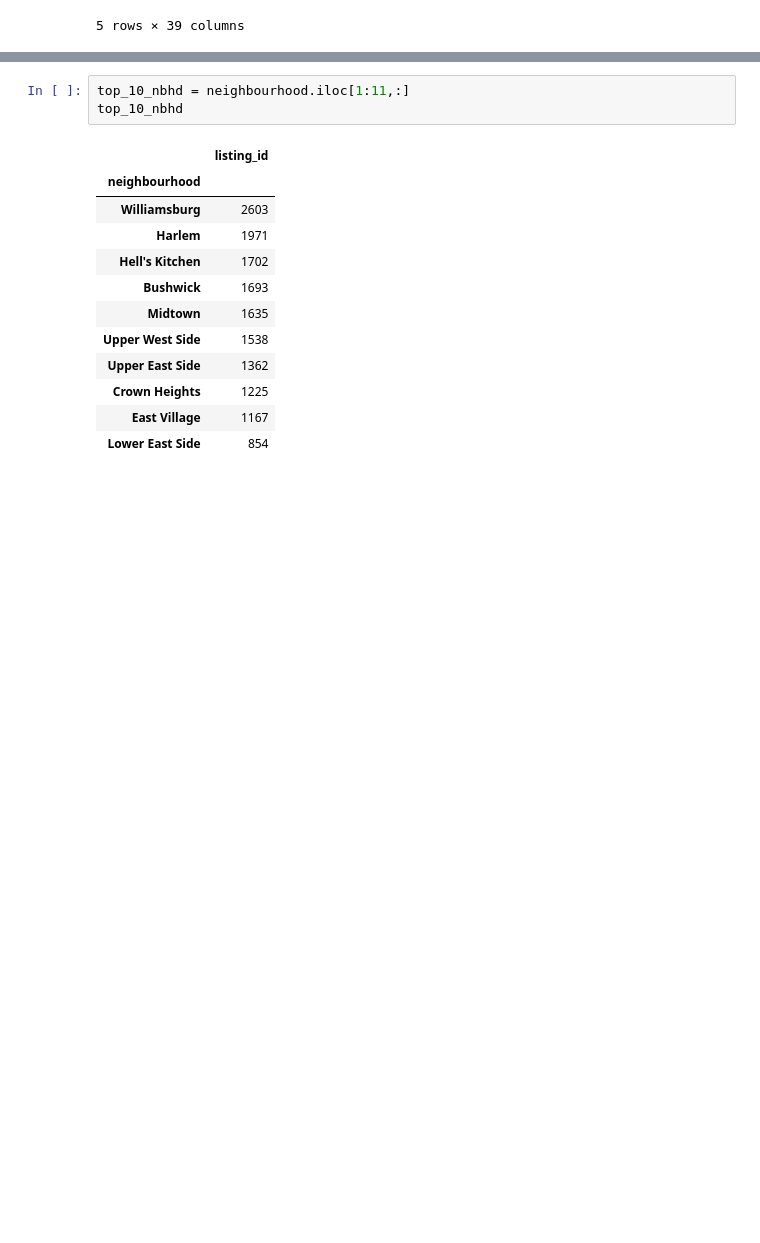
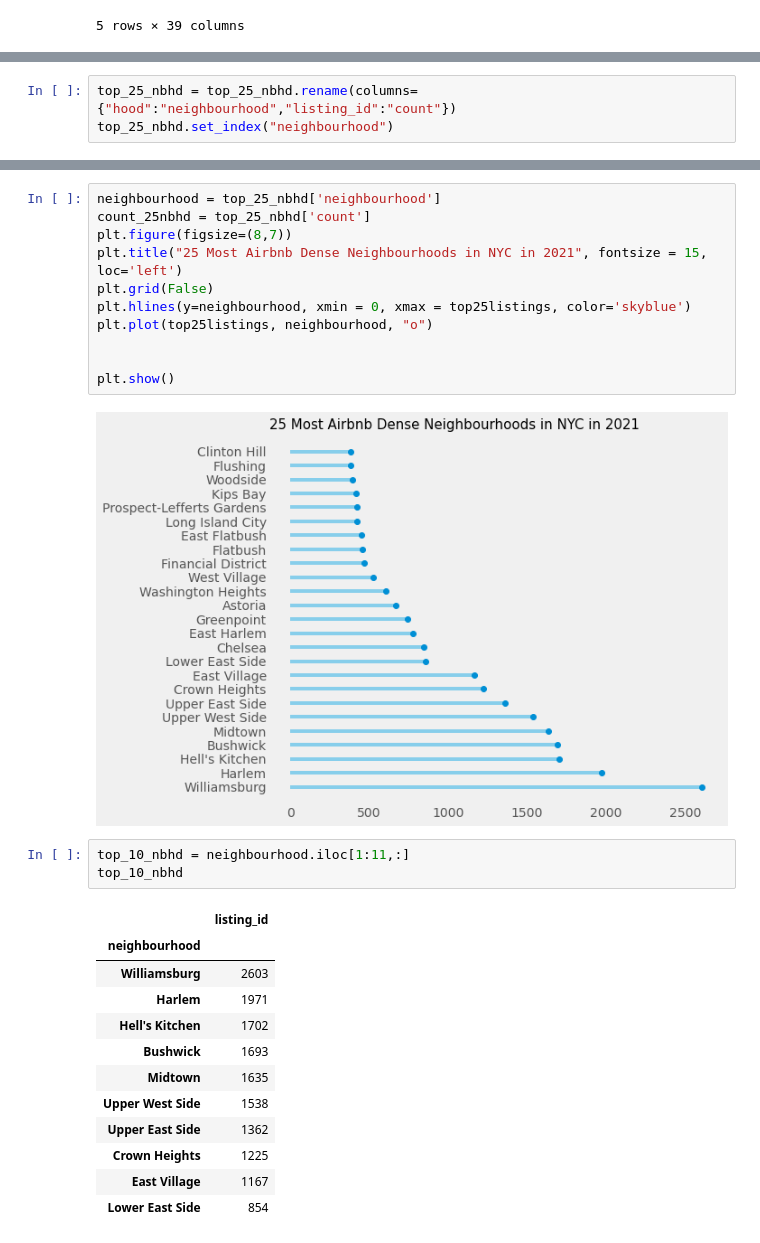
Before and after one commit to mb3005/NYC-Airbnbs, a Jupyter notebook: Python Project 1 - Airbnbs in NYC.ipynb, the cells around one changed output, grey strips where cells are left out. Cells and saved outputs as stored; diff of their text form; blank space fills up the shorter version.

```diff
--- a/Python Project 1 - Airbnbs in NYC.ipynb
+++ b/Python Project 1 - Airbnbs in NYC.ipynb
@@ -317,0 +337,3 @@ top_25_nbhd
+# %%
+top_25_nbhd = top_25_nbhd.rename(columns={"hood":"neighbourhood","listing_id":"count"})
+top_25_nbhd.set_index("neighbourhood")
@@ -318,3 +359,16 @@ top_25_nbhd
+# %%
+neighbourhood = top_25_nbhd['neighbourhood']
+count_25nbhd = top_25_nbhd['count']
+plt.figure(figsize=(8,7))
+plt.title("25 Most Airbnb Dense Neighbourhoods in NYC in 2021", fontsize = 15, loc='left')
+plt.grid(False)
+plt.hlines(y=neighbourhood, xmin = 0, xmax = top25listings, color='skyblue')
+plt.plot(top25listings, neighbourhood, "o")
+
+
+plt.show()
+# %% [output]
+[figure, added]
 # %%
 top_10_nbhd = neighbourhood.iloc[1:11,:]
 top_10_nbhd
```
Also changed, not shown: parts of 11 cells of this notebook, 1 other file.
